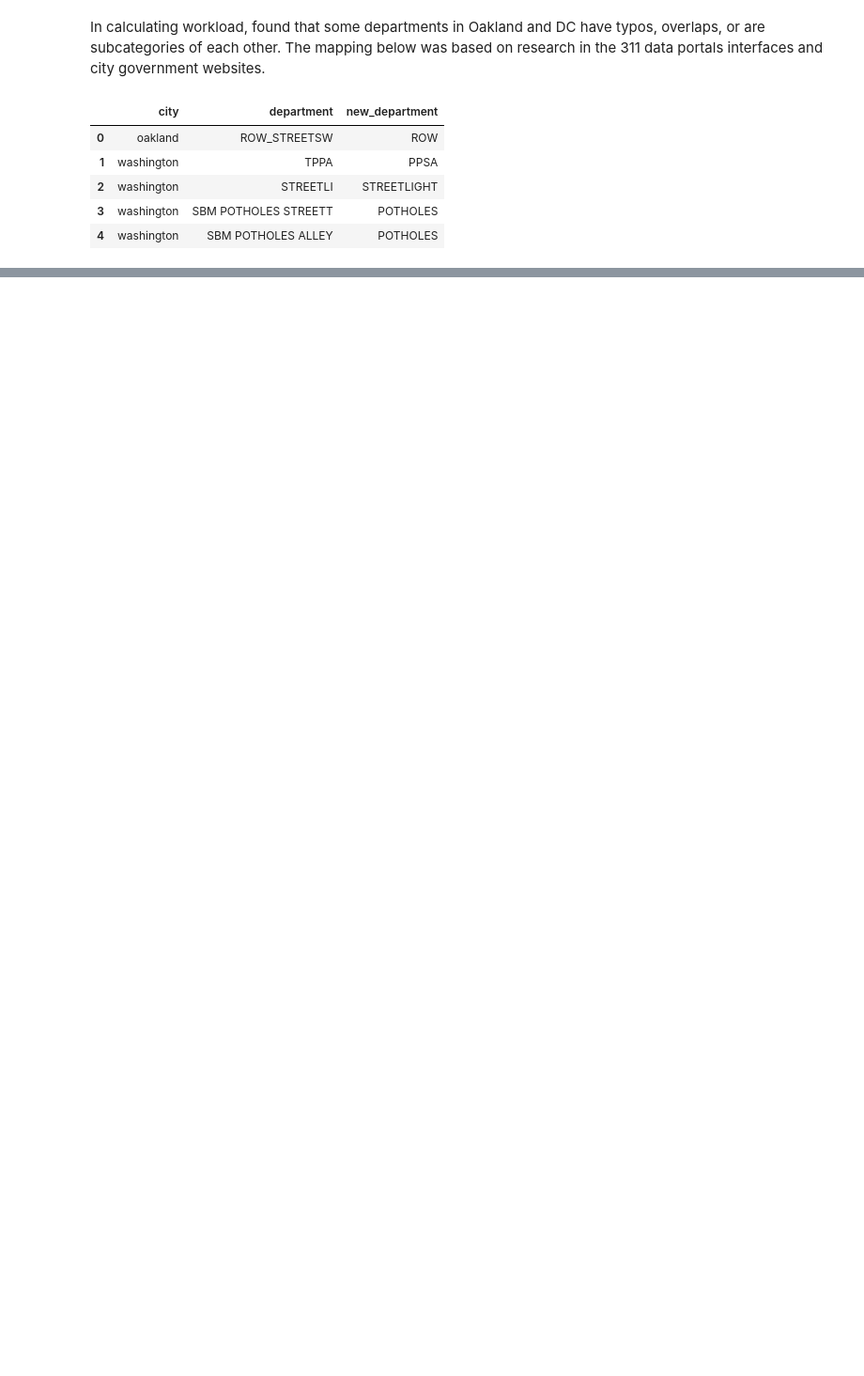
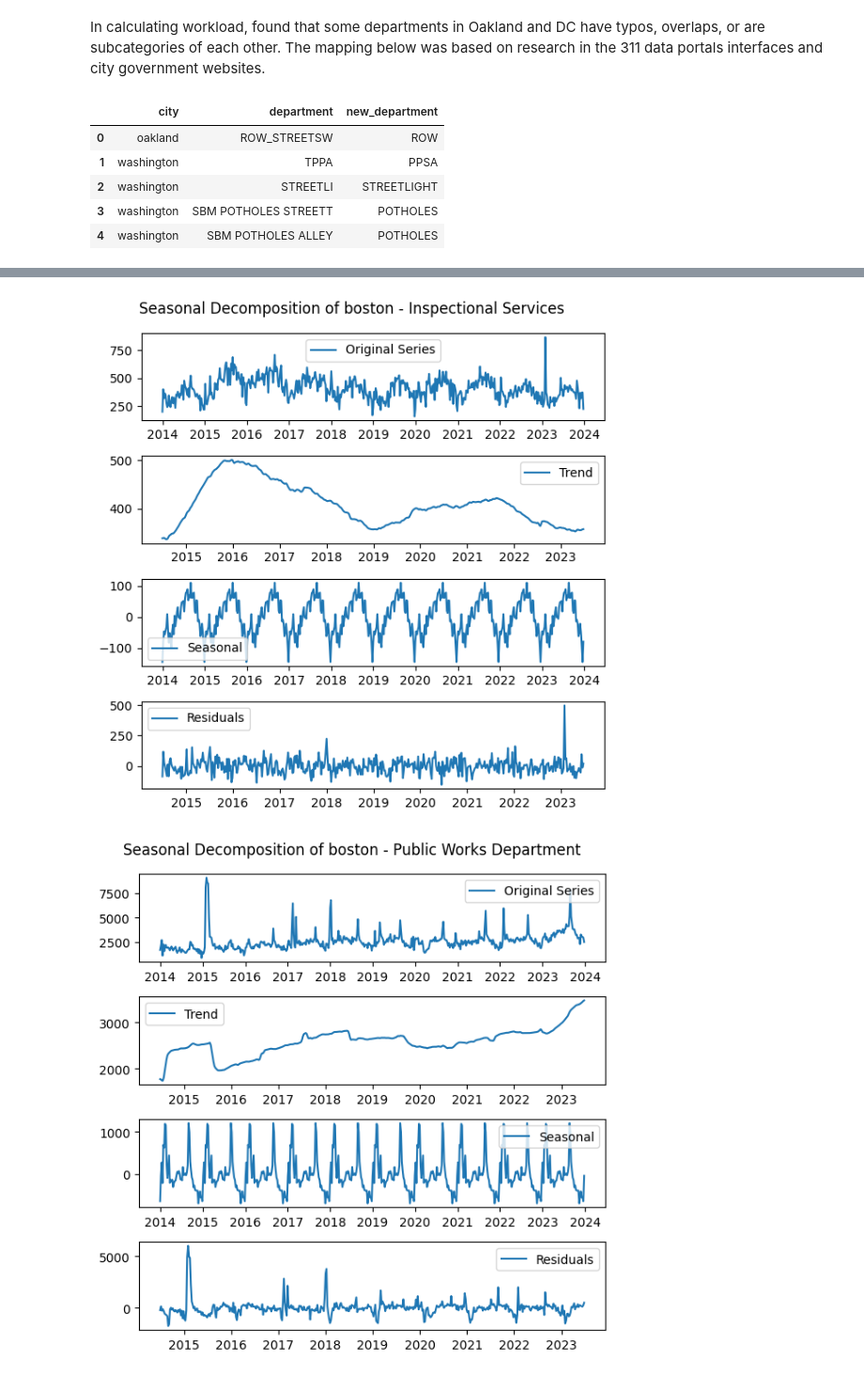
Before and after one commit to allieferas/311-forecasting, a Jupyter notebook: notebooks/newtix.ipynb, the cells around one changed output, grey strips where cells are left out. Shown at 94% size. Drawn from its saved outputs; the diff is of its cells as text; code cells hidden in the pictures; blank space fills up the shorter version.

```diff
--- a/notebooks/newtix.ipynb
+++ b/notebooks/newtix.ipynb
@@ -96,0 +128,16 @@ for w in newtix:
+# %%
+# get top 3 departments
+# based on median new tickets value and count of nonzero values (don't want departments that were unused for long stretches)
+
+city_depts = merged_df.loc[merged_df['department'].str.lower() != 'other']
+top_depts = (
+    city_depts[city_depts['week_start'].dt.year >2020]
+    .groupby(['city','department'])['count']
+    .agg(['median',lambda x: (x!=0).sum()])
+    .rename(columns={'<lambda_0>':'nonzero'})
+    .reset_index()
+    .sort_values(['city','nonzero','median'],ascending=False)
+    .groupby('city')
+    .head(3)
+)
+top_depts
@@ -96,0 +158,36 @@ for w in newtix:
+# %%
+# city dept level data and seasonality plots
+city_depts = top_depts[['city','department']].merge(city_depts, on=['city','department'], how='left')
+
+for (city,dept), dept_df in city_depts.groupby(["city","department"]):
+    # Perform seasonal decomposition on city level summary data
+    dept_df.set_index("week_start", inplace=True)
+    result = seasonal_decompose(dept_df['count'], model = 'additive', period=52)
+    trend = result.trend.dropna()
+    seasonal = result.seasonal.dropna()
+    residual = result.resid.dropna()
+    # Plot the decomposition
+    fig = plt.figure(figsize=(6,6))
+    fig.suptitle(f"Seasonal Decomposition of {city} - {dept}")
+
+    plt.subplot(4, 1, 1)
+    plt.plot(dept_df['count'], label='Original Series')
+    plt.legend()
+
+    plt.subplot(4, 1, 2)
+    plt.plot(trend, label='Trend')
+    plt.legend()
+
+    plt.subplot(4, 1, 3)
+    plt.plot(seasonal, label='Seasonal')
+    plt.legend()
+
+    plt.subplot(4, 1, 4)
+    plt.plot(residual, label='Residuals')
+    plt.legend()
+
+    plt.tight_layout()
+    plt.show()
+# %% [output]
+[figure, added]
+[figure, added]
```
Also changed, not shown: parts of 11 cells of this notebook, 42 other files.
